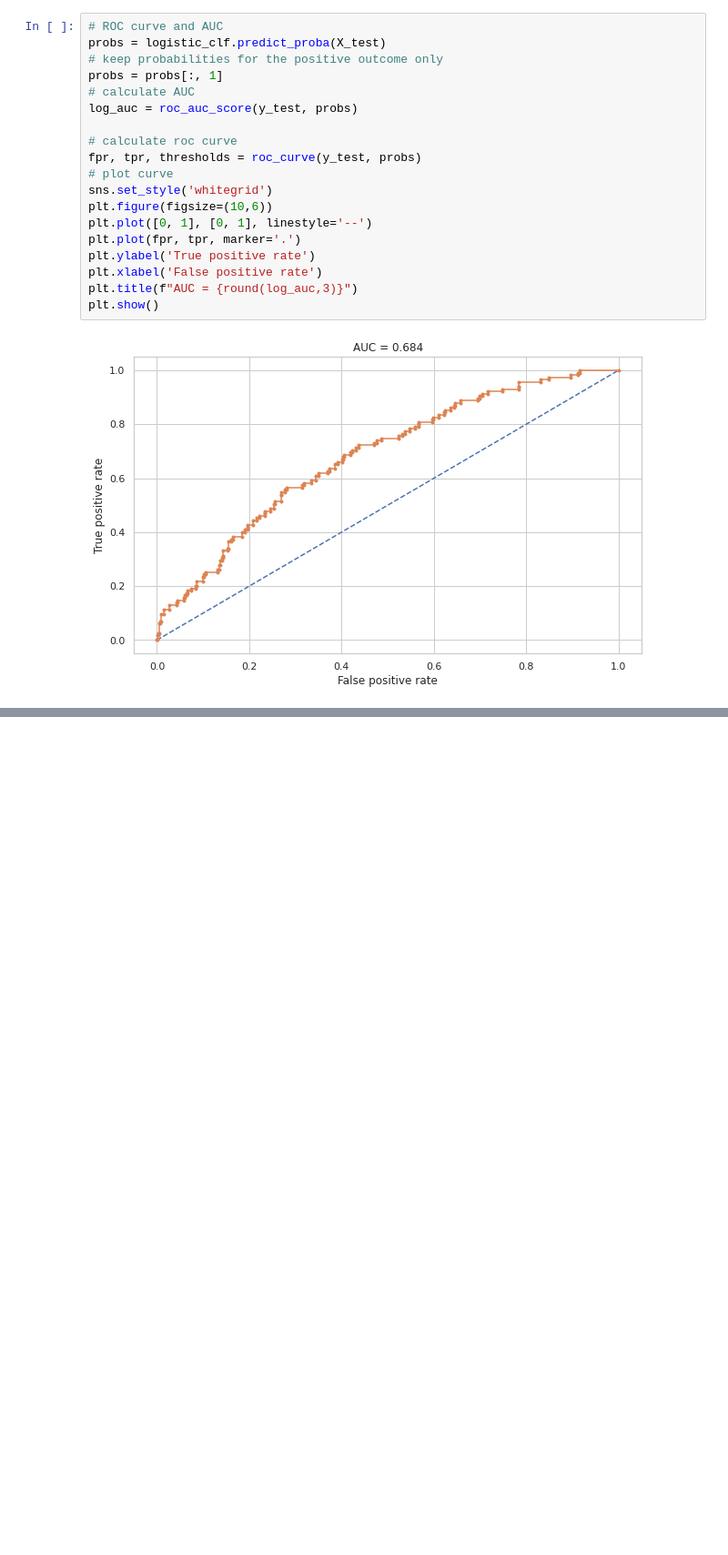
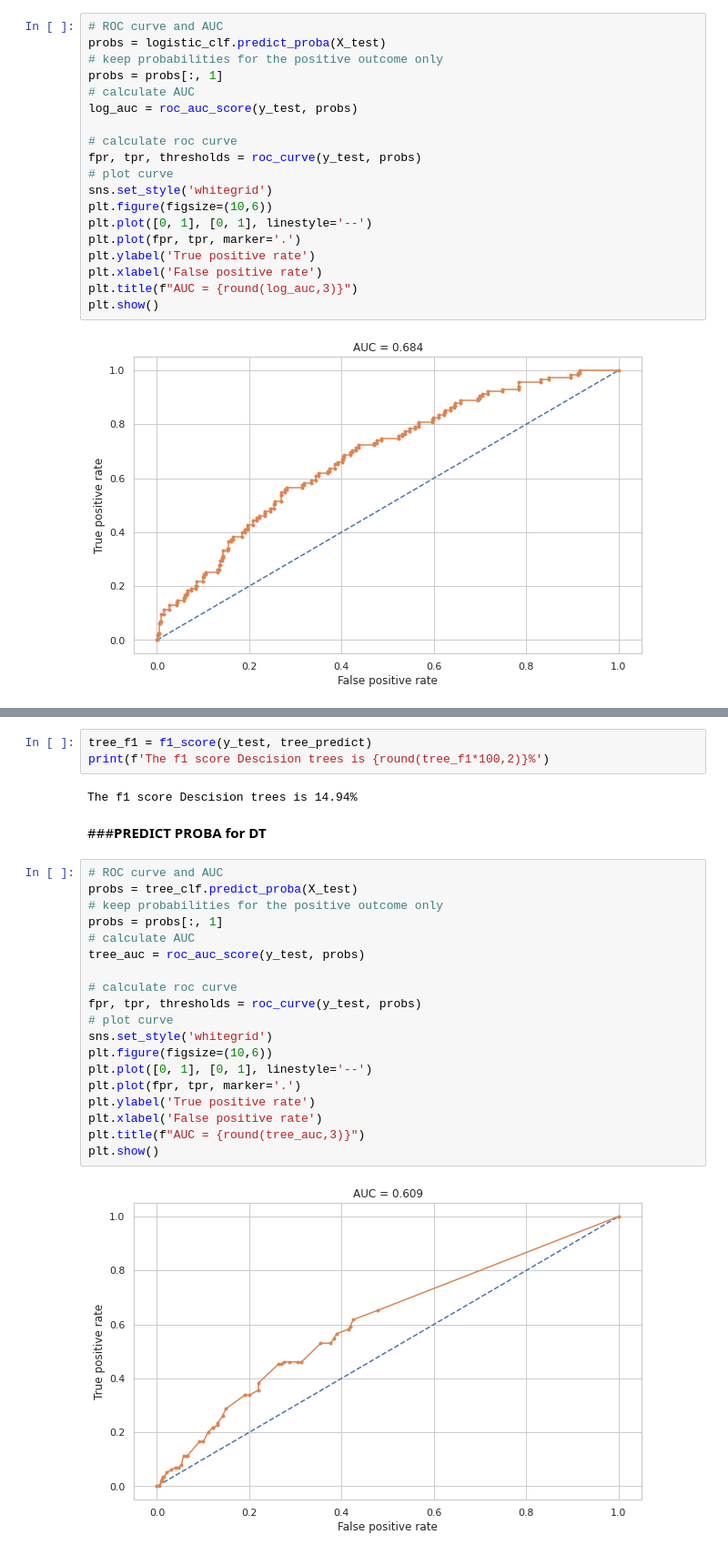
Before and after one commit to tusharsgaidhane/Cardiovascular-Risk-Prediction, a Jupyter notebook: PS_Cardiovascular_Risk_Prediction.ipynb, the cells around one changed output, grey strips where cells are left out. Shown at 91% size. Drawn from its saved outputs; the diff is of its cells as text; blank space fills up the shorter version.

```diff
--- a/PS_Cardiovascular_Risk_Prediction.ipynb
+++ b/PS_Cardiovascular_Risk_Prediction.ipynb
@@ -512,0 +640,28 @@ plt.show()
+# %%
+tree_f1 = f1_score(y_test, tree_predict)
+print(f'The f1 score Descision trees is {round(tree_f1*100,2)}%')
+# %% [output]
+The f1 score Descision trees is 14.94%
+# %% [markdown]
+###<b>PREDICT PROBA for DT<b/>
+# %%
+# ROC curve and AUC
+probs = tree_clf.predict_proba(X_test)
+# keep probabilities for the positive outcome only
+probs = probs[:, 1]
+# calculate AUC
+tree_auc = roc_auc_score(y_test, probs)
+
+# calculate roc curve
+fpr, tpr, thresholds = roc_curve(y_test, probs)
+# plot curve
+sns.set_style('whitegrid')
+plt.figure(figsize=(10,6))
+plt.plot([0, 1], [0, 1], linestyle='--')
+plt.plot(fpr, tpr, marker='.')
+plt.ylabel('True positive rate')
+plt.xlabel('False positive rate')
+plt.title(f"AUC = {round(tree_auc,3)}")
+plt.show()
+# %% [output]
+[figure, added]
```
Also changed, not shown: parts of 21 cells of this notebook.
